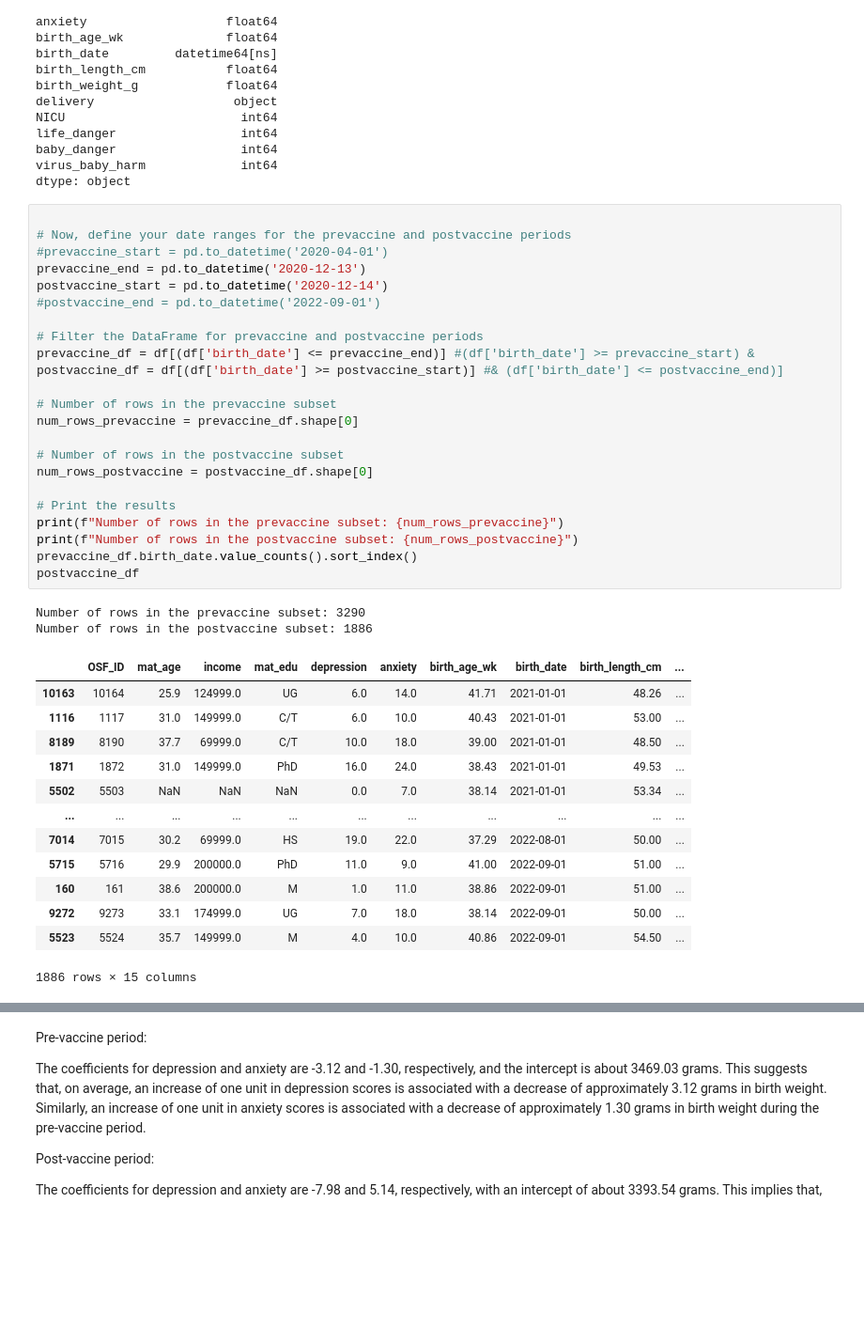
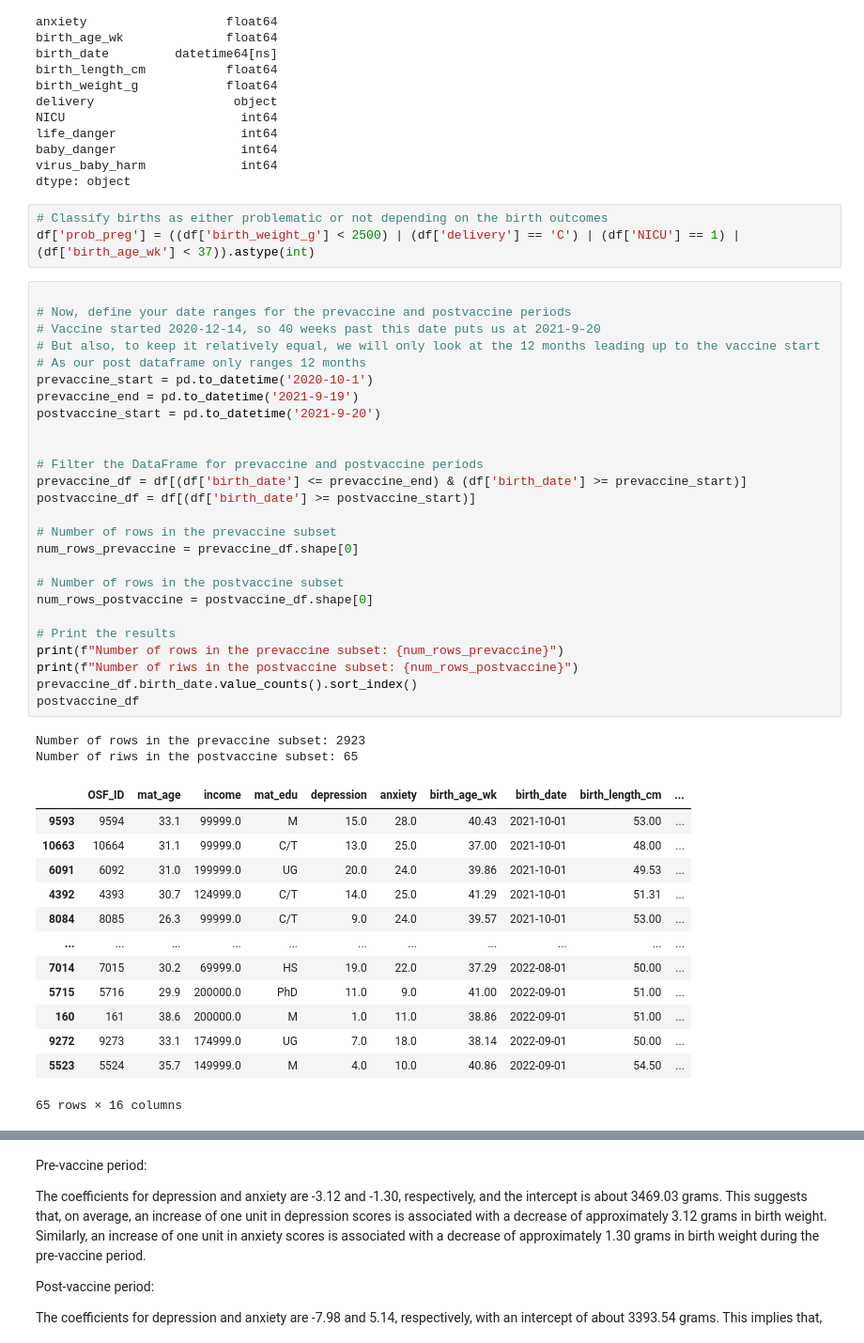
Before and after one commit to jkondo14/Group110_WI24, a Jupyter notebook: Dylangroup110.ipynb, the cells around one changed output, grey strips where cells are left out. Shown at 94% size. Saved outputs shown, nothing was run; the diff lists cells and outputs as text; blank space fills up the shorter version.

Commit message:
More changes, dates and also new problematic preg variable

```diff
--- a/Dylangroup110.ipynb
+++ b/Dylangroup110.ipynb
@@ -251,42 +251,48 @@ life_danger                 int64
 baby_danger                 int64
 virus_baby_harm             int64
 dtype: object
+# %%
+# Classify births as either problematic or not depending on the birth outcomes
+df['prob_preg'] = ((df['birth_weight_g'] < 2500) | (df['delivery'] == 'C') | (df['NICU'] == 1) | (df['birth_age_wk'] < 37)).astype(int)
 # %%
 
 # Now, define your date ranges for the prevaccine and postvaccine periods
-#prevaccine_start = pd.to_datetime('2020-04-01')
-prevaccine_end = pd.to_datetime('2020-12-13')
-postvaccine_start = pd.to_datetime('2020-12-14')
-#postvaccine_end = pd.to_datetime('2022-09-01')
+# Vaccine started 2020-12-14, so 40 weeks past this date puts us at 2021-9-20
+# But also, to keep it relatively equal, we will only look at the 12 months leading up to the vaccine start
+# As our post dataframe only ranges 12 months
+prevaccine_start = pd.to_datetime('2020-10-1')
+prevaccine_end = pd.to_datetime('2021-9-19')
+postvaccine_start = pd.to_datetime('2021-9-20')
+
 
 # Filter the DataFrame for prevaccine and postvaccine periods
-prevaccine_df = df[(df['birth_date'] <= prevaccine_end)] #(df['birth_date'] >= prevaccine_start) &
-postvaccine_df = df[(df['birth_date'] >= postvaccine_start)] #& (df['birth_date'] <= postvaccine_end)]
+prevaccine_df = df[(df['birth_date'] <= prevaccine_end) & (df['birth_date'] >= prevaccine_start)]
+postvaccine_df = df[(df['birth_date'] >= postvaccine_start)]
 
 # Number of rows in the prevaccine subset
 num_rows_prevaccine = prevaccine_df.shape[0]
 
 # Number of rows in the postvaccine subset
 num_rows_postvaccine = postvaccine_df.shape[0]
 
 # Print the results
 print(f"Number of rows in the prevaccine subset: {num_rows_prevaccine}")
-print(f"Number of rows in the postvaccine subset: {num_rows_postvaccine}")
+print(f"Number of riws in the postvaccine subset: {num_rows_postvaccine}")
 prevaccine_df.birth_date.value_counts().sort_index()
 postvaccine_df
 # %% [output]
-Number of rows in the prevaccine subset: 3290
-Number of rows in the postvaccine subset: 1886
+Number of rows in the prevaccine subset: 2923
+Number of riws in the postvaccine subset: 65
 |  | OSF_ID | mat_age | income | mat_edu | depression | anxiety | birth_age_wk | birth_date | birth_length_cm | ... |
-| 10163 | 10164 | 25.9 | 124999.0 | UG | 6.0 | 14.0 | 41.71 | 2021-01-01 | 48.26 | ... |
-| 1116 | 1117 | 31.0 | 149999.0 | C/T | 6.0 | 10.0 | 40.43 | 2021-01-01 | 53.00 | ... |
-| 8189 | 8190 | 37.7 | 69999.0 | C/T | 10.0 | 18.0 | 39.00 | 2021-01-01 | 48.50 | ... |
-| 1871 | 1872 | 31.0 | 149999.0 | PhD | 16.0 | 24.0 | 38.43 | 2021-01-01 | 49.53 | ... |
-| 5502 | 5503 | NaN | NaN | NaN | 0.0 | 7.0 | 38.14 | 2021-01-01 | 53.34 | ... |
+| 9593 | 9594 | 33.1 | 99999.0 | M | 15.0 | 28.0 | 40.43 | 2021-10-01 | 53.00 | ... |
+| 10663 | 10664 | 31.1 | 99999.0 | C/T | 13.0 | 25.0 | 37.00 | 2021-10-01 | 48.00 | ... |
+| 6091 | 6092 | 31.0 | 199999.0 | UG | 20.0 | 24.0 | 39.86 | 2021-10-01 | 49.53 | ... |
+| 4392 | 4393 | 30.7 | 124999.0 | C/T | 14.0 | 25.0 | 41.29 | 2021-10-01 | 51.31 | ... |
+| 8084 | 8085 | 26.3 | 99999.0 | C/T | 9.0 | 24.0 | 39.57 | 2021-10-01 | 53.00 | ... |
 | ... | ... | ... | ... | ... | ... | ... | ... | ... | ... | ... |
 | 7014 | 7015 | 30.2 | 69999.0 | HS | 19.0 | 22.0 | 37.29 | 2022-08-01 | 50.00 | ... |
 | 5715 | 5716 | 29.9 | 200000.0 | PhD | 11.0 | 9.0 | 41.00 | 2022-09-01 | 51.00 | ... |
 | 160 | 161 | 38.6 | 200000.0 | M | 1.0 | 11.0 | 38.86 | 2022-09-01 | 51.00 | ... |
 | 9272 | 9273 | 33.1 | 174999.0 | UG | 7.0 | 18.0 | 38.14 | 2022-09-01 | 50.00 | ... |
 | 5523 | 5524 | 35.7 | 149999.0 | M | 4.0 | 10.0 | 40.86 | 2022-09-01 | 54.50 | ... |
-1886 rows × 15 columns
+65 rows × 16 columns
```
Also changed, not shown: parts of 9 cells of this notebook.
